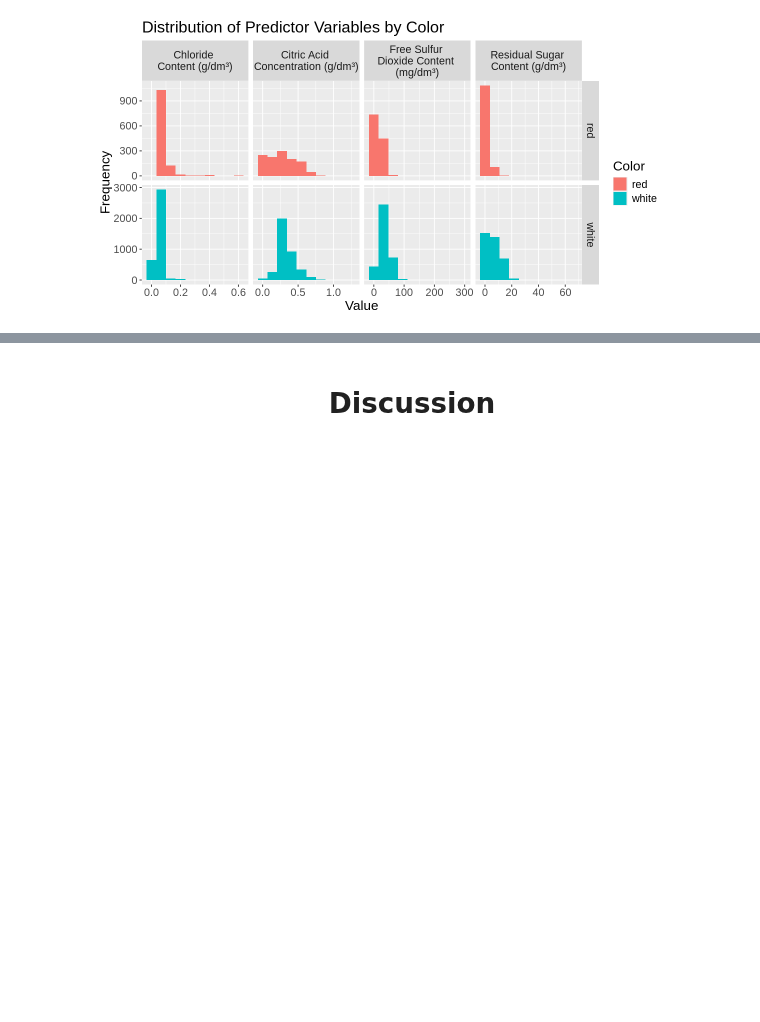
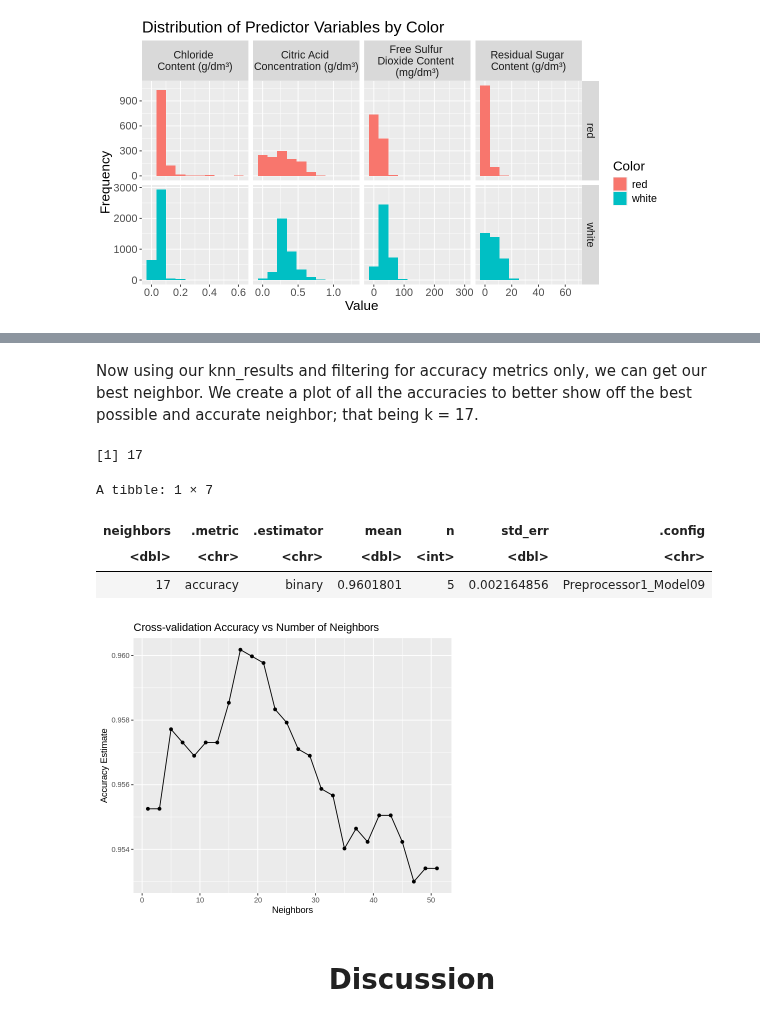
Before and after one commit to zaladmander/DSCI100-Group-Project, a Jupyter notebook: dsci100finalproject.ipynb, the cells around one changed output, grey strips where cells are left out. Cells and saved outputs as stored; diff of their text form; code cells hidden in the pictures; blank space fills up the shorter version.

Commit message:
rearranged cells and added some descriptive text
specifically the metric cells about accuracies

```diff
--- a/dsci100finalproject.ipynb
+++ b/dsci100finalproject.ipynb
@@ -185,14 +185,10 @@ knn_spec <- nearest_neighbor(weight_func = "rectangular", neighbors = tune()) |>
     set_engine("kknn") |>
     set_mode("classification")
 
-k_vals <- tibble(neighbors = seq(from = 1, to = 100, by = 5))
+k_vals <- tibble(neighbors = seq(from = 1, to = 51, by = 2))
 
 knn_results <- workflow() |>
     add_recipe(wine_recipe) |>
     add_model(knn_spec) |>
     tune_grid(resamples = vfold, grid = k_vals) |>
     collect_metrics()
-
-accuracies <- knn_results |>
-    filter(.metric == "accuracy")
-accuracies
@@ -228,3 +212,29 @@ best_k
+# %% [markdown]
+Now using our knn_results and filtering for accuracy metrics only, we can get our best neighbor. We create a plot of all the accuracies to better show off the best possible and accurate neighbor; that being k = 17.
+# %%
+options(repr.plot.height = 5, repr.plot.width = 6)
+
+cross_val_plot <- accuracies |>
+    ggplot(aes(x = neighbors, y = mean)) +
+    geom_point() +
+    geom_line() +
+    labs(x = "Neighbors", y = "Accuracy Estimate", title = "Cross-validation Accuracy vs Number of Neighbors")
+cross_val_plot
+
+best_k <- accuracies |>
+    arrange(desc(mean)) |>
+    head(1) |>
+    pull(neighbors)
+best_k
+
+filter(accuracies, neighbors == 17)
+# %% [output]
+[1] 17
+A tibble: 1 × 7
+| neighbors | .metric | .estimator | mean | n | std_err | .config |
+| <dbl> | <chr> | <chr> | <dbl> | <int> | <dbl> | <chr> |
+| 17 | accuracy | binary | 0.9601801 | 5 | 0.002164856 | Preprocessor1_Model09 |
+[figure, added]
 # %% [markdown]
 <h1 style="text-align:center">Discussion</h1>
 # %% [markdown]
```
Also changed, not shown: parts of 4 cells of this notebook.
